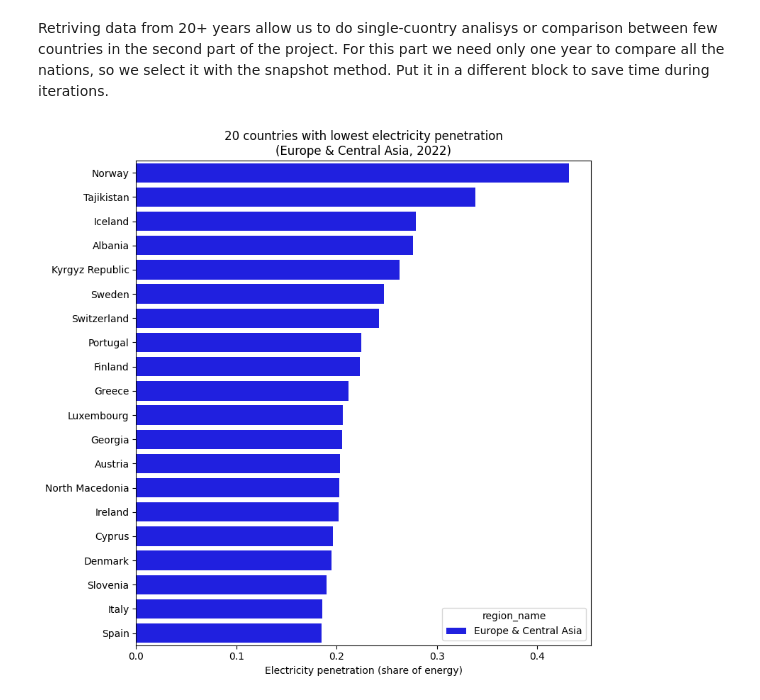
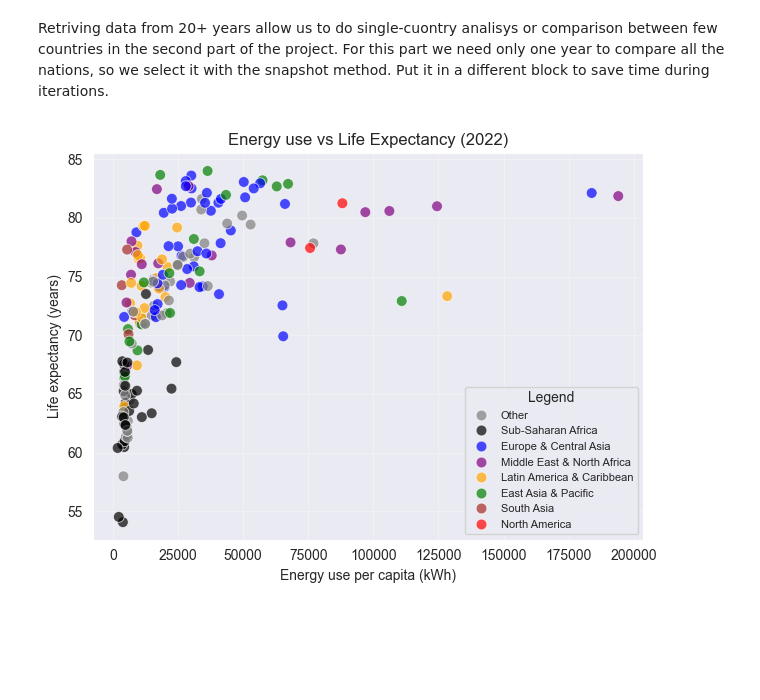
Before and after one commit to Marco-cella1/Energy_poverty_, a Jupyter notebook: Presentation/presentation.ipynb, the cells around one changed output. Drawn from its saved outputs; the diff is of its cells as text; code cells hidden in the pictures; blank space fills up the shorter version.

```diff
--- a/Presentation/presentation.ipynb
+++ b/Presentation/presentation.ipynb
@@ -22,34 +25,33 @@ snapshot = world.snapshot(2022,
 # --- Add region names
 snapshot = world.add_region_names(snapshot)
 snapshot["region_name"] = snapshot["region"].map(REGION_NAME_MAP).fillna("Other")
-# %%
-# compute the index first
-snapshot["electricity_penetration"] = (
-    snapshot["electric_power_consumption"] / snapshot["energy_use_per_capita"]
-)
-
-# keep only Europe & Central Asia
-best = snapshot[snapshot["region_name"] == "Europe & Central Asia"].copy()
-
-best = best.nlargest(20, "electricity_penetration")
-# (optional) take 20 lowest values
-
-plt.figure(figsize=(8, 8))
-sns.barplot(
-    data=best,
-    x="electricity_penetration",
-    y="name",
-    hue="region_name",
-    dodge=False,
-    palette=REGION_PALETTE,
-)
-plt.xlabel("Electricity penetration (share of energy)")
-plt.ylabel("")   # country names are on y axis
-plt.title("20 countries with lowest electricity penetration\n(Europe & Central Asia, 2022)")
-plt.tight_layout()
-plt.show()
-# %% [output]
-[figure, removed]
+# %%
+# --- Fit model
+x = snapshot["energy_use_per_capita"]
+y = snapshot["life_expectancy"]
+
+
+
+# --- Plot
+sns.scatterplot(
+    data=snapshot,
+    x="energy_use_per_capita",
+    y="life_expectancy",
+    hue="region_name",
+    palette=REGION_PALETTE,
+    s=60, #bubble dimentions
+    alpha=0.7, #bubble trasparency
+)
+
+plt.grid(alpha=0.3)
+plt.xlabel("Energy use per capita (kWh)")
+plt.ylabel("Life expectancy (years)")
+plt.title("Energy use vs Life Expectancy (2022)")
+plt.legend(title="Legend", loc="lower right", fontsize=8)
+plt.tight_layout()
+plt.show()
+# %% [output]
+[figure, added]
 # %%
 # --- Fit model
 x = snapshot["energy_use_per_capita"]
```
Also changed, not shown: parts of 6 cells of this notebook.
